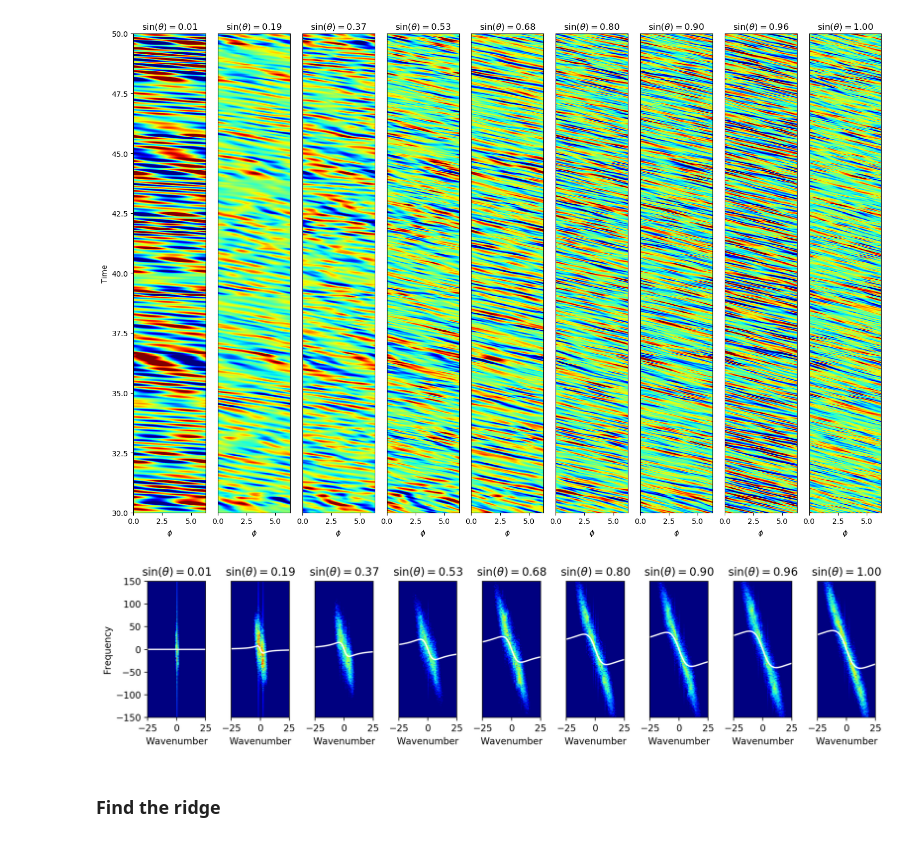
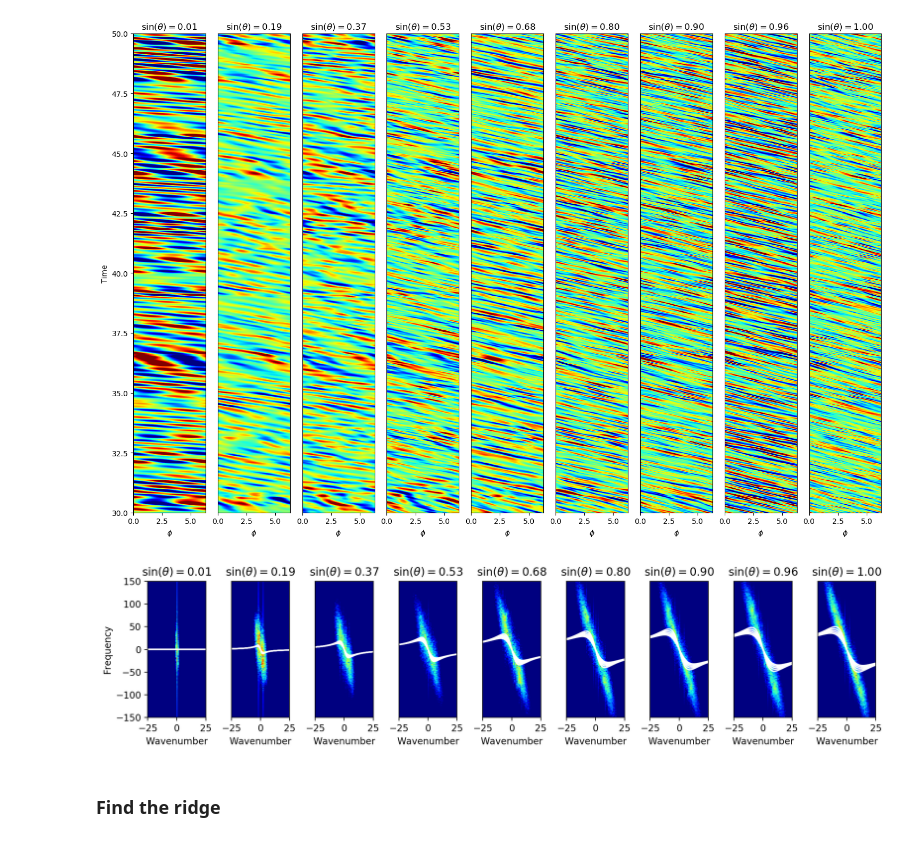
Before and after one commit to rohitsupekar/active_matter_spheres, a Jupyter notebook: scripts/jupyter/find_phase_speed.ipynb, the cells around one changed output. Saved outputs shown, nothing was run; the diff lists cells and outputs as text; code cells hidden in the pictures.

```diff
--- a/scripts/jupyter/find_phase_speed.ipynb
+++ b/scripts/jupyter/find_phase_speed.ipynb
@@ -124,40 +127,41 @@ plt.figure(figsize=(12, 3), dpi=200)
 time_inds = np.arange(3000, 5000, 1)
 
 #set the vertical wavenumber
-ky = 12
+ky_array = np.arange(10,15,1)
 
 count = 1
 for i in th_inds:
 
     sig_eq = om[:, :, i]
 
     sig_fft = np.fft.fft2(sig_eq[time_inds, :])
     sig_fft = np.fft.fftshift(sig_fft)
     dphi = phi[2] - phi[1]
     dt = t_arr[2] - t_arr[1]
 
     phi_freq = 2*np.pi*np.fft.fftshift(np.fft.fftfreq(len(phi), d=dphi))
     #time freq is taken to be negative to be consistent with the waves definition
     time_freq = -2*np.pi*np.fft.fftshift(np.fft.fftfreq(len(t_arr[time_inds]), d=dt))
 
     plt.subplot(1, len(th_inds), count)
     plt.pcolormesh(phi_freq, time_freq, np.log10(np.abs(sig_fft)), cmap='jet', vmin=4)
     if count != 1: plt.yticks([], [])
     else: plt.ylabel('Frequency')
     plt.title(r'$\sin(\theta) = %0.2f$' %(np.sin(theta[i])))
     plt.xlabel(r'Wavenumber')
 
-    plt.plot(phi_freq, -2*Omega*phi_freq/((phi_freq**2/np.sin(theta[i])**2) + ky**2), 'w')
+    for ky in ky_array:
+        plt.plot(phi_freq, -2*Omega*phi_freq/((phi_freq**2/np.sin(theta[i])**2) + ky**2), 'w')
 
     plt.ylim([-150, 150])
     plt.xlim([-25, 25])
 
     count += 1
 
 plt.tight_layout()
 plt.savefig('../plots/%s_disp.png' %(STRNAME))
 # %% [output]
-[figure, old version]
+[figure, new version]
 # %% [markdown]
 ### Find the ridge
 # %%
```
Also changed, not shown: parts of 25 cells of this notebook, 2 other files.
